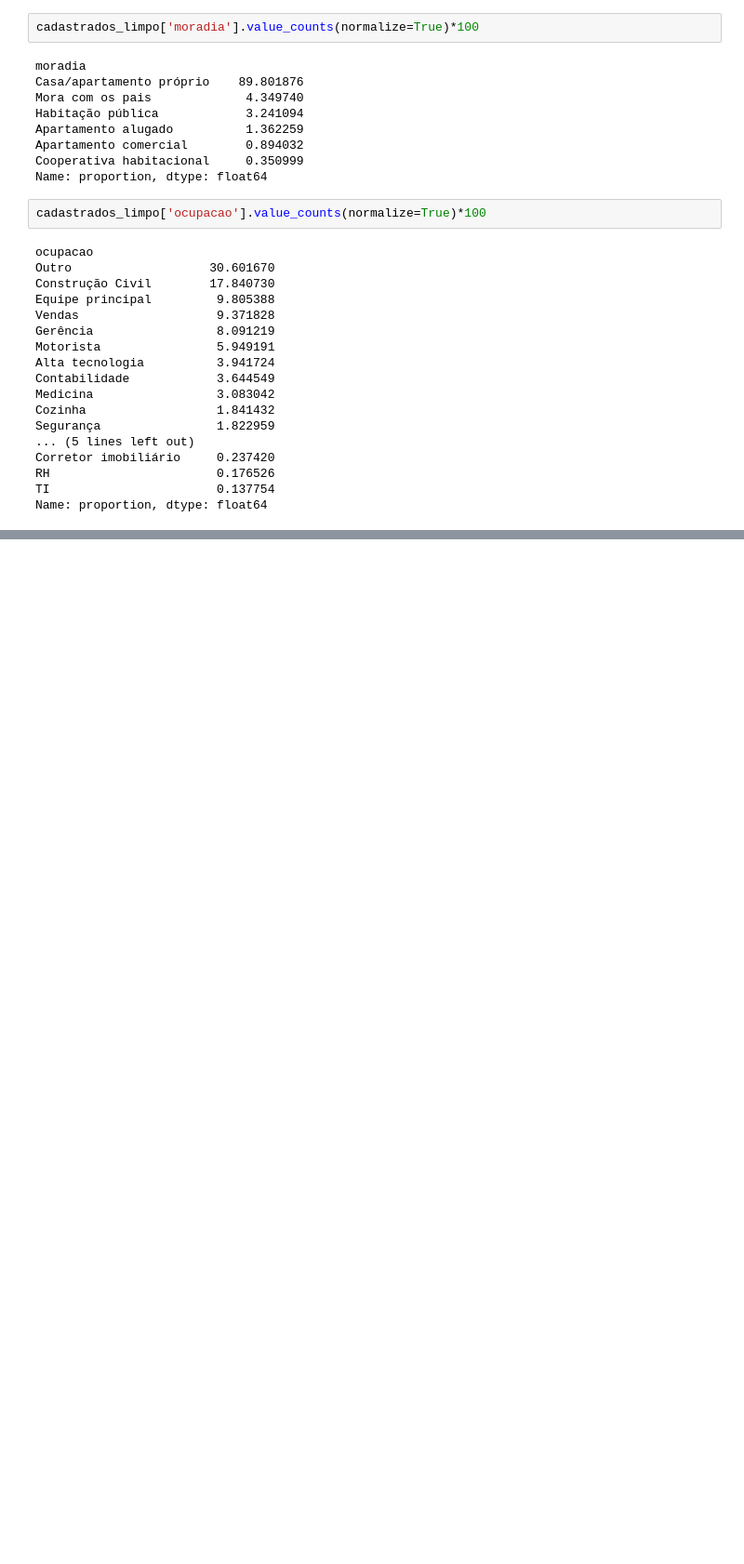
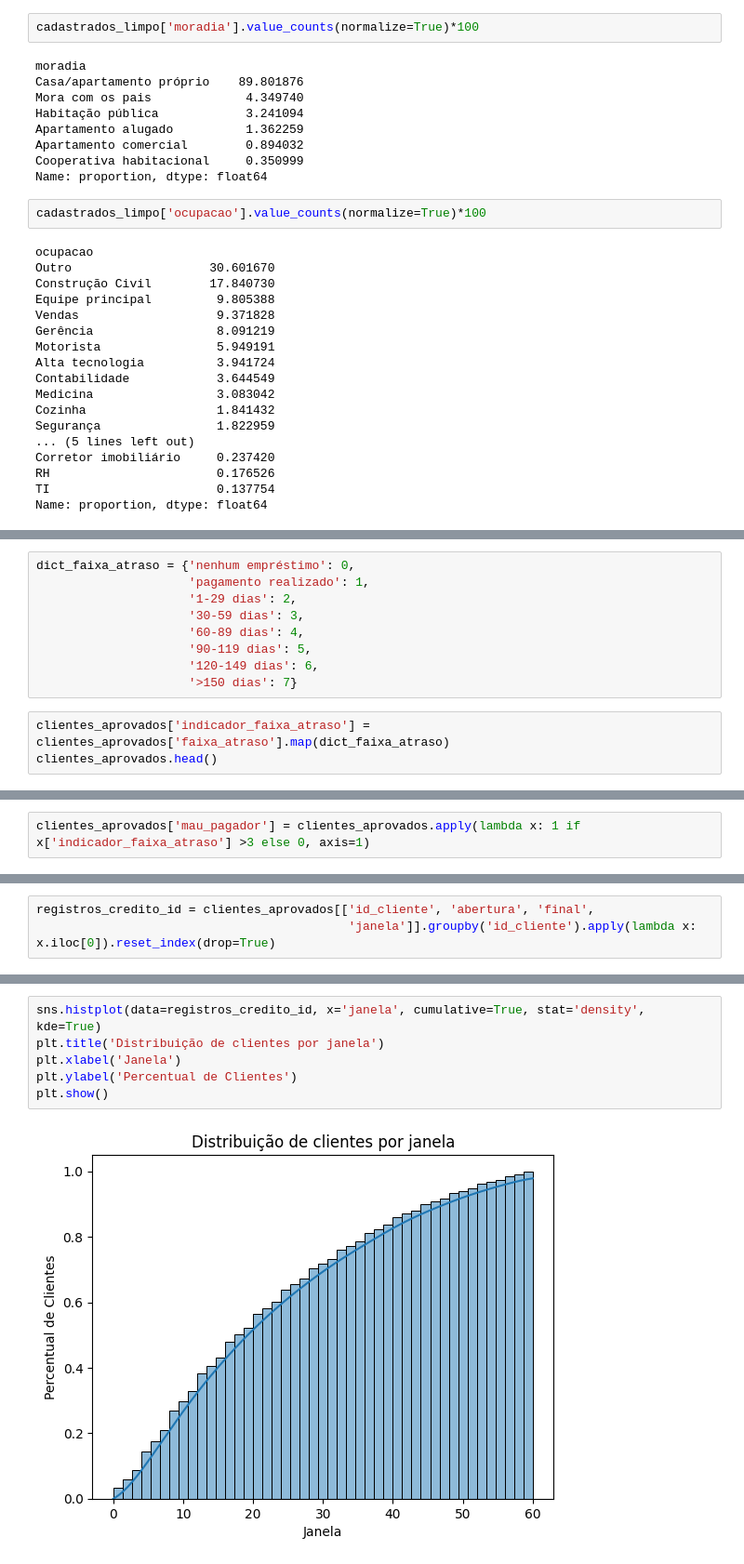
Before and after one commit to giulianafernandes/credit_card_approval_prediction, a Jupyter notebook: deploy_de_aplicacoes_2.ipynb, the cells around one changed output, grey strips where cells are left out. Shown at 93% size. Drawn from its saved outputs; the diff is of its cells as text; blank space fills up the shorter version.

```diff
--- a/deploy_de_aplicacoes_2.ipynb
+++ b/deploy_de_aplicacoes_2.ipynb
@@ -425,0 +597,12 @@ Name: proportion, dtype: float64
+# %%
+dict_faixa_atraso = {'nenhum empréstimo': 0,
+                     'pagamento realizado': 1,
+                     '1-29 dias': 2,
+                     '30-59 dias': 3,
+                     '60-89 dias': 4,
+                     '90-119 dias': 5,
+                     '120-149 dias': 6,
+                     '>150 dias': 7}
+# %%
+clientes_aprovados['indicador_faixa_atraso'] = clientes_aprovados['faixa_atraso'].map(dict_faixa_atraso)
+clientes_aprovados.head()
@@ -425,0 +616,2 @@ Name: proportion, dtype: float64
+# %%
+clientes_aprovados['mau_pagador'] = clientes_aprovados.apply(lambda x: 1 if x['indicador_faixa_atraso'] >3 else 0, axis=1)
@@ -425,0 +634,3 @@ Name: proportion, dtype: float64
+# %%
+registros_credito_id = clientes_aprovados[['id_cliente', 'abertura', 'final',
+                                           'janela']].groupby('id_cliente').apply(lambda x: x.iloc[0]).reset_index(drop=True)
@@ -425,0 +763,8 @@ Name: proportion, dtype: float64
+# %%
+sns.histplot(data=registros_credito_id, x='janela', cumulative=True, stat='density', kde=True)
+plt.title('Distribuição de clientes por janela')
+plt.xlabel('Janela')
+plt.ylabel('Percentual de Clientes')
+plt.show()
+# %% [output]
+[figure, added]
```
Also changed, not shown: parts of 36 cells of this notebook.
